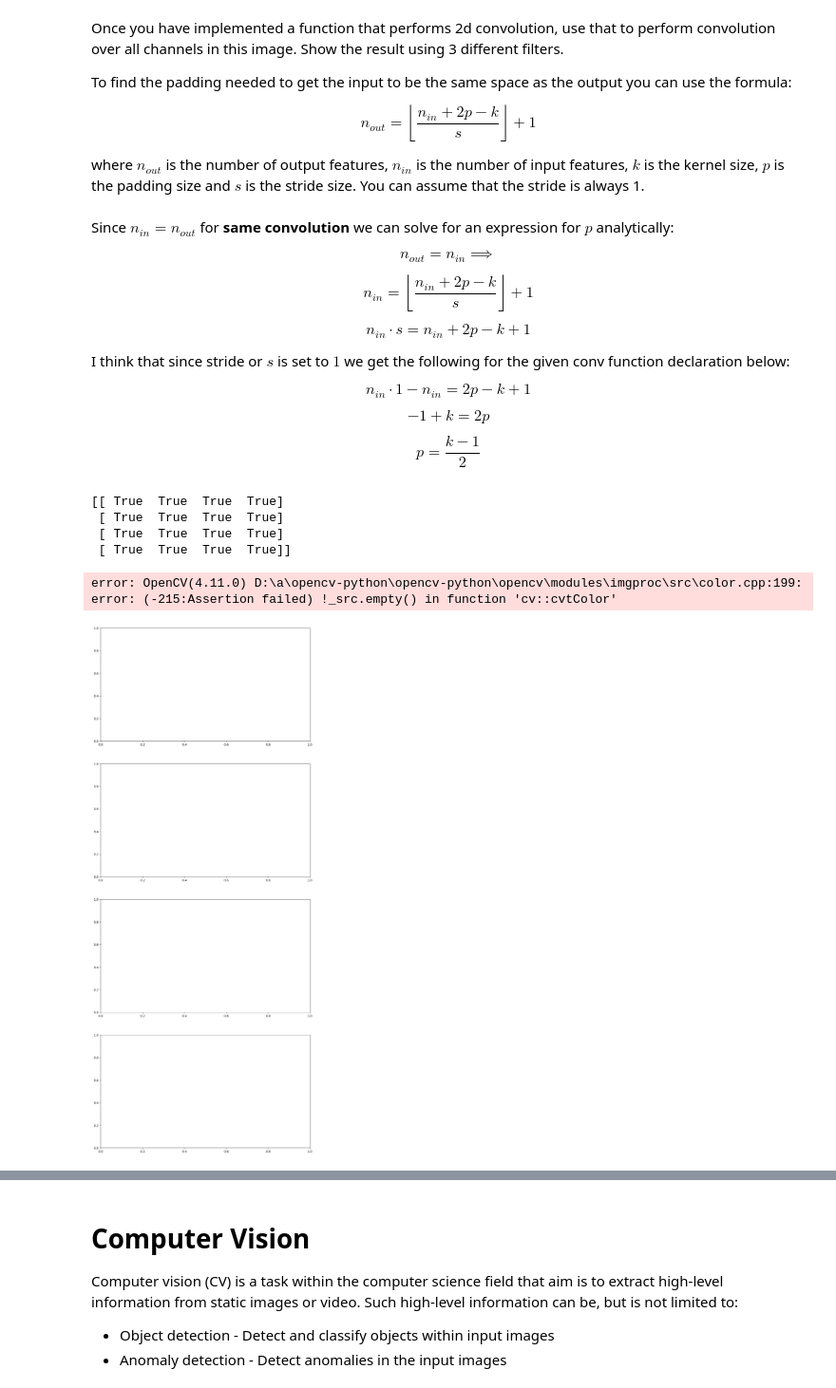
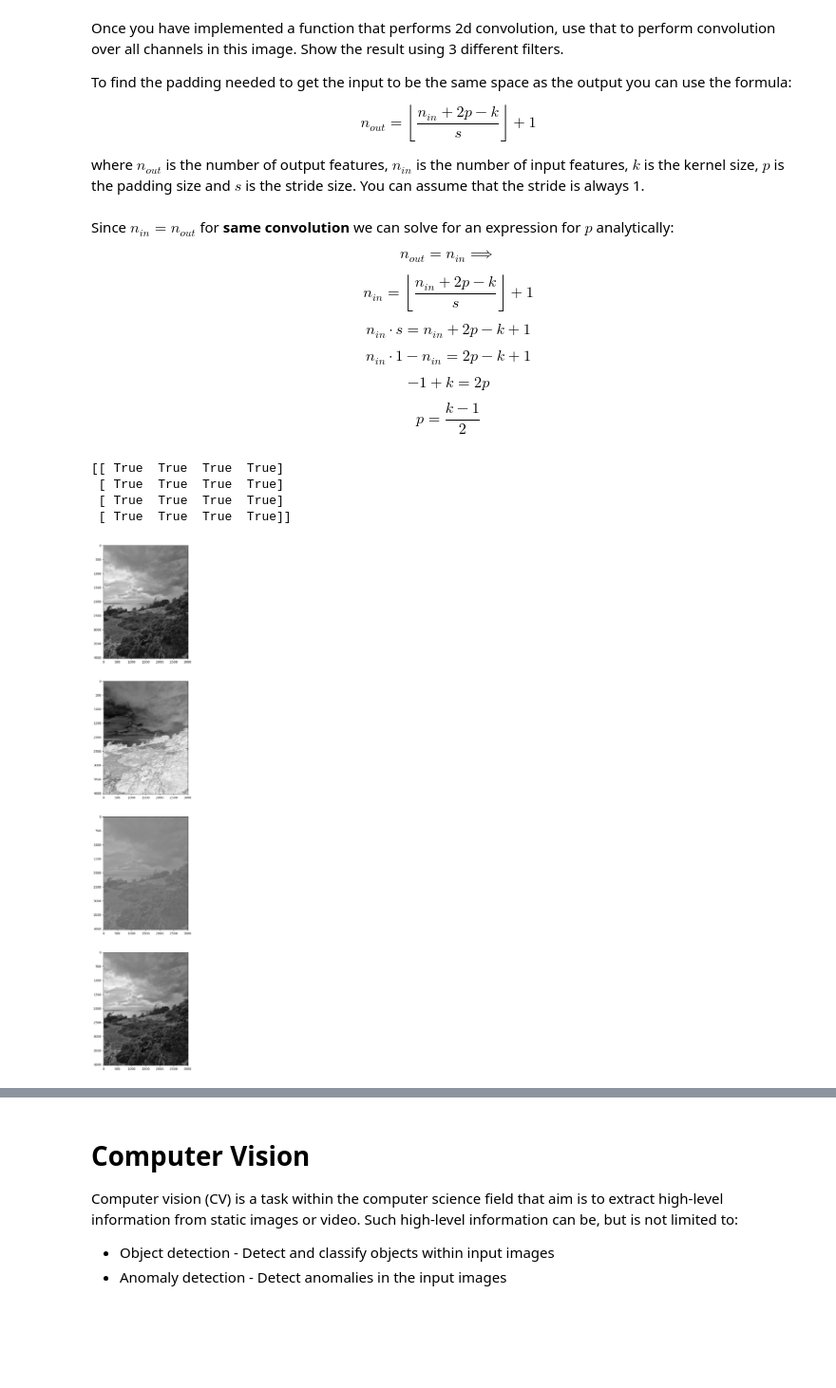
Before and after one commit to jacomoel/d7046e, a Jupyter notebook: exercises/ANN/e3/ANN-Exercise-3.ipynb, the cells around one changed output, grey strips where cells are left out. Shown at 95% size. Saved outputs shown, nothing was run; the diff lists cells and outputs as text; code cells hidden in the pictures; blank space fills up the shorter version.

```diff
--- a/exercises/ANN/e3/ANN-Exercise-3.ipynb
+++ b/exercises/ANN/e3/ANN-Exercise-3.ipynb
@@ -73,8 +73,6 @@ $$
 n_{in} \cdot s = n_{in} + 2p - k + 1
 $$
 
-I think that since stride or $s$ is set to $1$ we get the following for the given conv function declaration below:
-
 $$
 n_{in} \cdot 1 - n_{in} = 2p - k + 1
 $$
@@ -113,48 +111,66 @@ def conv(image, kernel, strides=1):
     n_out = np.zeros((height_in, width_in))
 
     for row in range(height_in):
         for col in range(width_in):
-            sub_space = padded_img[row:row + height_k, col:col + width_k]
-            n_out[row, col] = np.sum(sub_space * kernel)
+            mask = padded_img[row:row + height_k, col:col + width_k]
+            n_out[row, col] = np.sum(mask * kernel)
 
     return n_out
 
 # Our test, don't edit
 inp = np.array([[1,1,1,1],[1,1,2,1],[1,-3,-4,1],[1,1,1,1]])
 kernel = np.array([[0,1,0],[1,2,1],[0,1,0]]) # This is the second input of conv()
 
 # If all are TRUE the convolution is implemented correctly
 ans = np.array([[4, 5, 6, 4], [5, 3, 3, 6], [1, -7, -7, 0], [4, 1, 0, 4]])
 print(conv(inp, kernel) == ans)
 
 f, axarr = plt.subplots(4,1)
 
 # How to load images using opencv
-image_path = "Licentiate.jpg" # add your file path here
+image_path = "home.jpg" # add your file path here
 image = cv2.imread(image_path)
 image = cv2.cvtColor(image, cv2.COLOR_BGR2GRAY) # gray scale so we dont have to deal with more than 1 channel
 
 # Define your 3 kernels
-# kernel_1 = ....
-# kernel_2 = ....
-# kernel_3 = ....
+# check this for filter properties: https://en.wikipedia.org/wiki/Kernel_(image_processing)
 
-# Perform the convolution (might take a couple of seconds depending on the implementation)
-# output1 = conv(image, kernel_1)
-# output2 = conv(image, kernel_2)
-# output3 = conv(image, kernel_3)
+# edge detection
+kernel_1 = np.array(
+        [[-1, -1, -1],
+         [-1, -8, -1],
+         [-1, -1, -1]]
+)
 
-# # plot the loaded image and the 3 convoluted images
-# axarr[0].imshow(image, cmap="gray")
-# axarr[1].imshow(output1, cmap="gray")
-# axarr[2].imshow(output2, cmap="gray")
-# axarr[3].imshow(output3, cmap="gray")
+# sharpen
+kernel_2 = np.array(
+    [[0, -1 ,0],
+     [-1, 5, -1],
+     [0, -1, 0]]
+)
 
-# plt.show()
+# box blur, division with 9 on every cell
+kernel_3 = np.array(
+    [[1,1,1],
+     [1,1,1],
+     [1,1,1]]
+) / 9
+
+#Perform the convolution (might take a couple of seconds depending on the implementation)
+output1 = conv(image, kernel_1)
+output2 = conv(image, kernel_2)
+output3 = conv(image, kernel_3)
+
+# plot the loaded image and the 3 convoluted images
+axarr[0].imshow(image, cmap="gray")
+axarr[1].imshow(output1, cmap="gray")
+axarr[2].imshow(output2, cmap="gray")
+axarr[3].imshow(output3, cmap="gray")
+
+plt.show()
 # %% [output]
 [[ True  True  True  True]
  [ True  True  True  True]
  [ True  True  True  True]
  [ True  True  True  True]]
-error: OpenCV(4.11.0) D:\a\opencv-python\opencv-python\opencv\modules\imgproc\src\color.cpp:199: error: (-215:Assertion failed) !_src.empty() in function 'cv::cvtColor'
-[figure, old version]
+[figure, new version]
```
Also changed, not shown: parts of 1 cell of this notebook, 1 other file.
